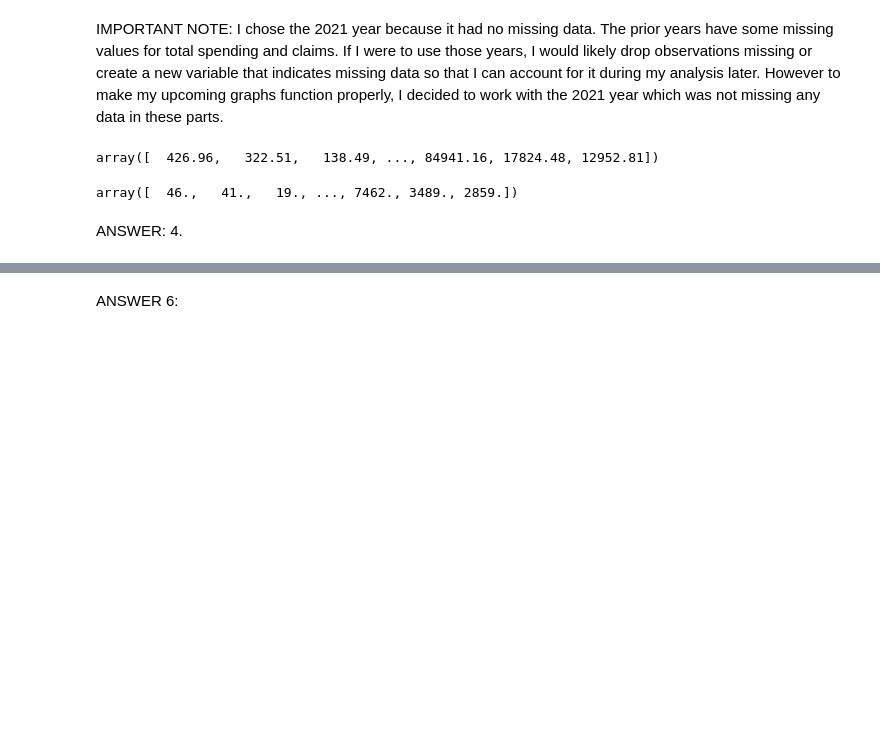
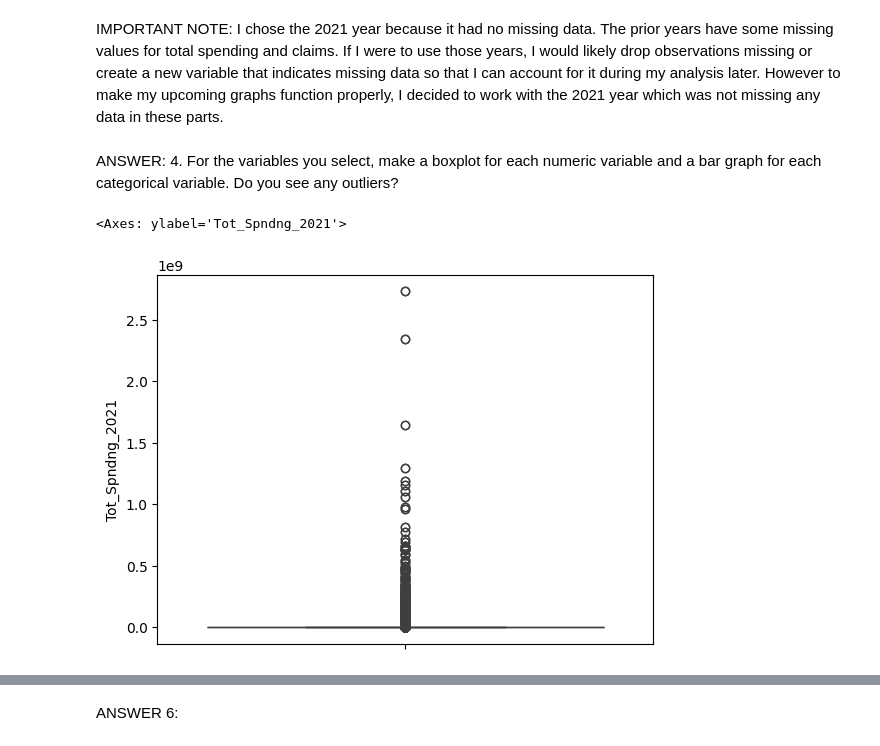
Before and after one commit to Zach-Russell/visualization, a Jupyter notebook: assignment/assignment.ipynb, the cells around one changed output, grey strips where cells are left out. Saved outputs shown, nothing was run; the diff lists cells and outputs as text; code cells hidden in the pictures; blank space fills up the shorter version.

```diff
--- a/assignment/assignment.ipynb
+++ b/assignment/assignment.ipynb
@@ -299,13 +299,5 @@ Number of Missing Spendings:  0
 Number of Missing Claims 0
 # %% [markdown]
 IMPORTANT NOTE: I chose the 2021 year because it had no missing data. The prior years have some missing values for total spending and claims. If I were to use those years, I would likely drop observations missing or create a new variable that indicates missing data so that I can account for it during my analysis later. However to make my upcoming graphs function properly, I decided to work with the 2021 year which was not missing any data in these parts.
-# %%
-total_spendings.unique()
-# %% [output]
-array([  426.96,   322.51,   138.49, ..., 84941.16, 17824.48, 12952.81])
-# %%
-total_claims.unique()
-# %% [output]
-array([  46.,   41.,   19., ..., 7462., 3489., 2859.])
 # %% [markdown]
-ANSWER: 4.
+ANSWER: 4. For the variables you select, make a boxplot for each numeric variable and a bar graph for each categorical variable. Do you see any outliers?
@@ -311,0 +307,6 @@ ANSWER: 4.
+# %%
+#Boxplot for Total Spending 2021
+sns.boxplot(df["Tot_Spndng_2021"])
+# %% [output]
+<Axes: ylabel='Tot_Spndng_2021'>
+[figure, added]
```
Also changed, not shown: parts of 9 cells of this notebook.
